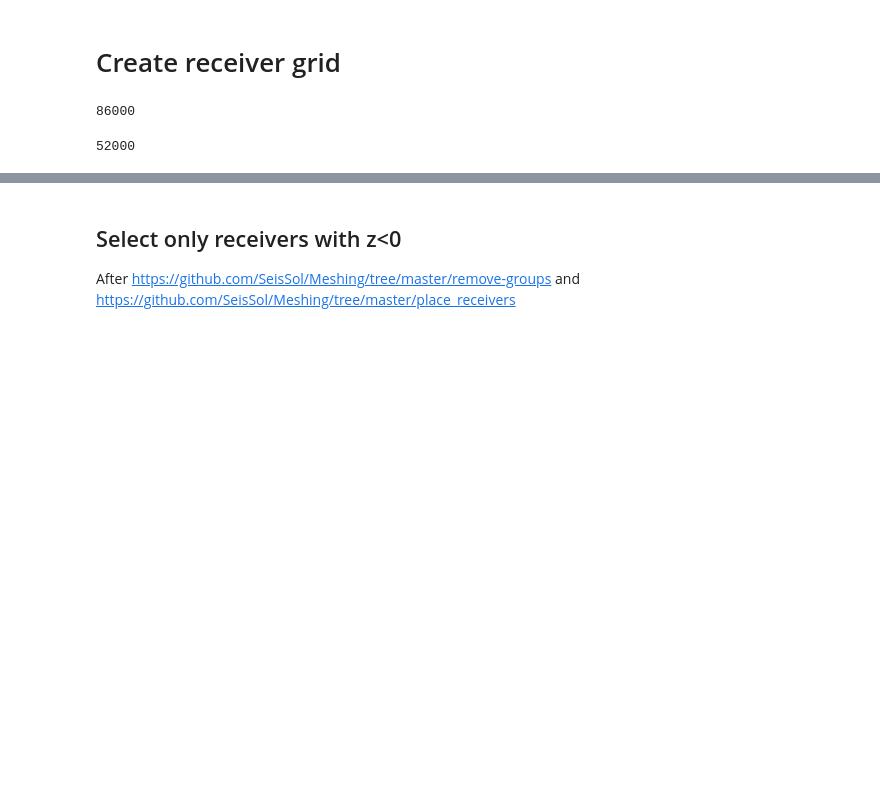
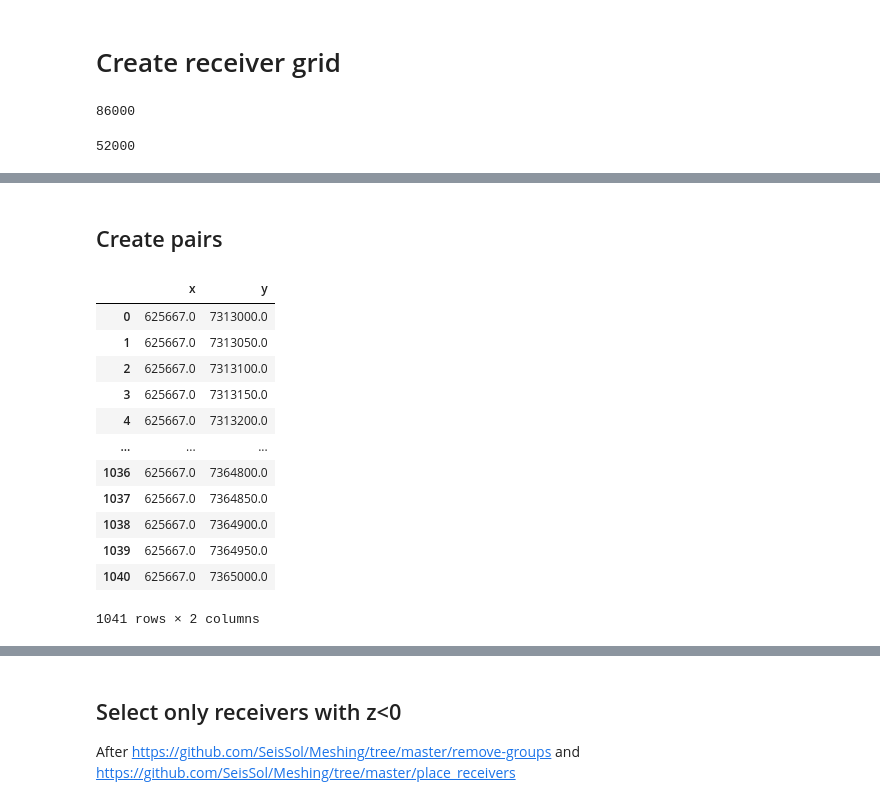
Before and after one commit to fabian-kutschera/Scripts4Processing, a Jupyter notebook: receivers/receiver_grid.ipynb, the cells around one changed output, grey strips where cells are left out. Cells and saved outputs as stored; diff of their text form; code cells hidden in the pictures; blank space fills up the shorter version.

```diff
--- a/receivers/receiver_grid.ipynb
+++ b/receivers/receiver_grid.ipynb
@@ -80,0 +82,23 @@ df.to_csv("receiver_grid_illustration.csv", index=False, header=None)
+# %% [markdown]
+## Create pairs
+# %%
+# 2 vertical lines
+trace1 = pd.DataFrame(y_array)
+trace1["x"] = xmin + (x_diff+1)/3
+trace1["y"] = pd.DataFrame(y_array)
+trace1.drop(columns=trace1.columns[0], inplace=True)
+trace1
+# %% [output]
+|  | x | y |
+| 0 | 625667.0 | 7313000.0 |
+| 1 | 625667.0 | 7313050.0 |
+| 2 | 625667.0 | 7313100.0 |
+| 3 | 625667.0 | 7313150.0 |
+| 4 | 625667.0 | 7313200.0 |
+| ... | ... | ... |
+| 1036 | 625667.0 | 7364800.0 |
+| 1037 | 625667.0 | 7364850.0 |
+| 1038 | 625667.0 | 7364900.0 |
+| 1039 | 625667.0 | 7364950.0 |
+| 1040 | 625667.0 | 7365000.0 |
+1041 rows × 2 columns
```
Also changed, not shown: parts of 24 cells of this notebook, 3 other files.
